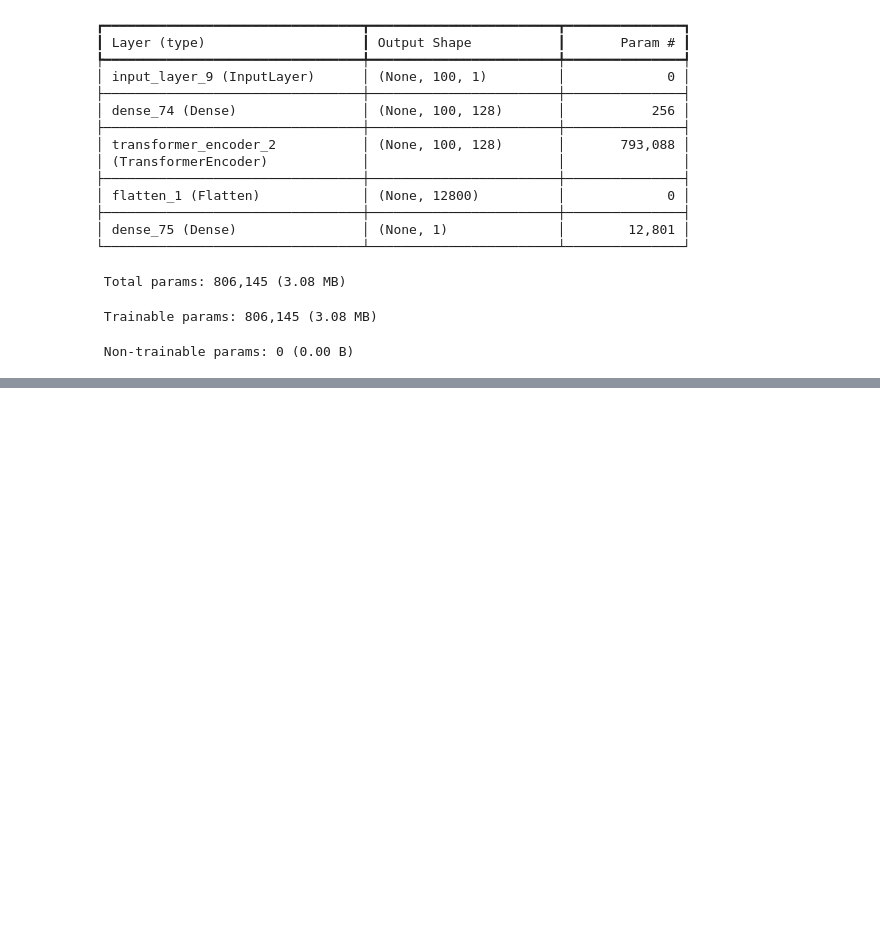
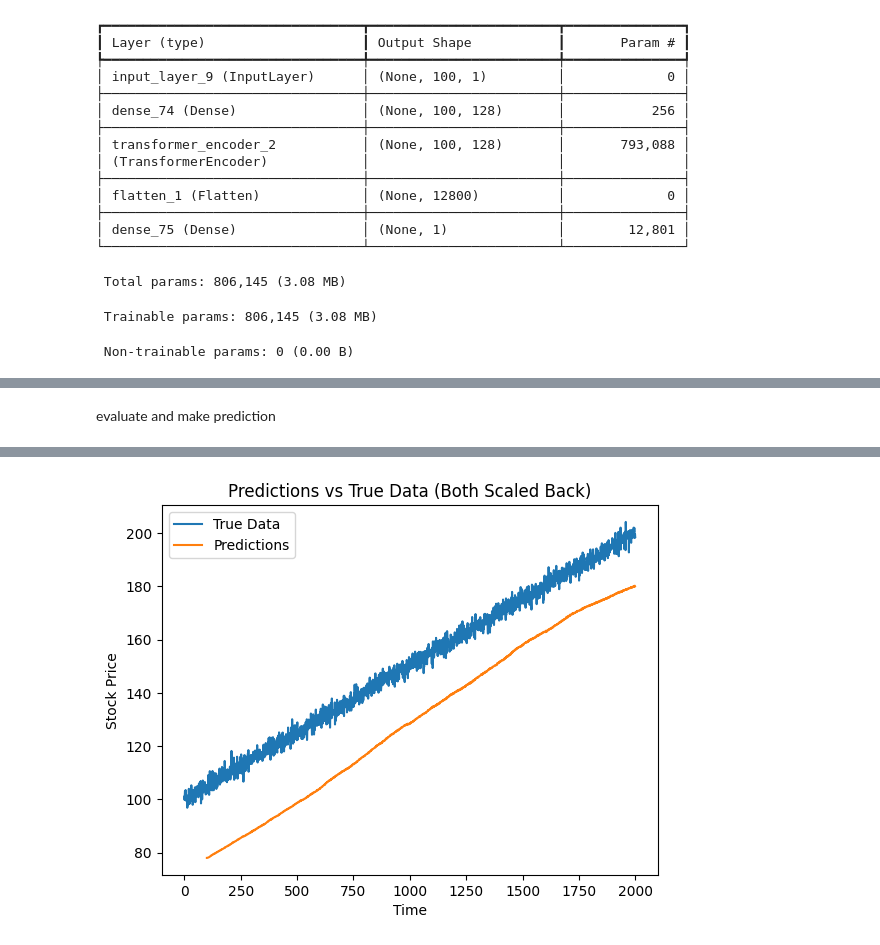
Before and after one commit to Helia-Karisani/Keras-stock-price-advancedTransformers, a Jupyter notebook: advancedTransformers.ipynb, the cells around one changed output, grey strips where cells are left out. Cells and saved outputs as stored; diff of their text form; code cells hidden in the pictures; blank space fills up the shorter version.

Commit message:
train and evaluate

```diff
--- a/advancedTransformers.ipynb
+++ b/advancedTransformers.ipynb
@@ -380,0 +383,3 @@ Model: "functional_13"
+# %%
+# Train the model
+model.fit(X, Y, epochs=20, batch_size=32)
@@ -380,0 +405,21 @@ Model: "functional_13"
+# %% [markdown]
+evaluate and make prediction
+# %%
+# Make predictions
+predictions = model.predict(X)
+predictions = scaler.inverse_transform(predictions)
+
+# Prepare true values for comparison
+true_values = scaler.inverse_transform(data.reshape(-1, 1))
+
+# Plot the predictions vs true values
+import matplotlib.pyplot as plt
+
+plt.plot(true_values, label='True Data')
+plt.plot(np.arange(time_step, time_step + len(predictions)), predictions, label='Predictions')
+plt.xlabel('Time')
+plt.ylabel('Stock Price')
+plt.legend()
+plt.title('Predictions vs True Data (Both Scaled Back)')
+plt.show()
+# %% [output]
@@ -380,0 +427 @@ Model: "functional_13"
+[figure, added]
```
Also changed, not shown: parts of 3 cells of this notebook.
